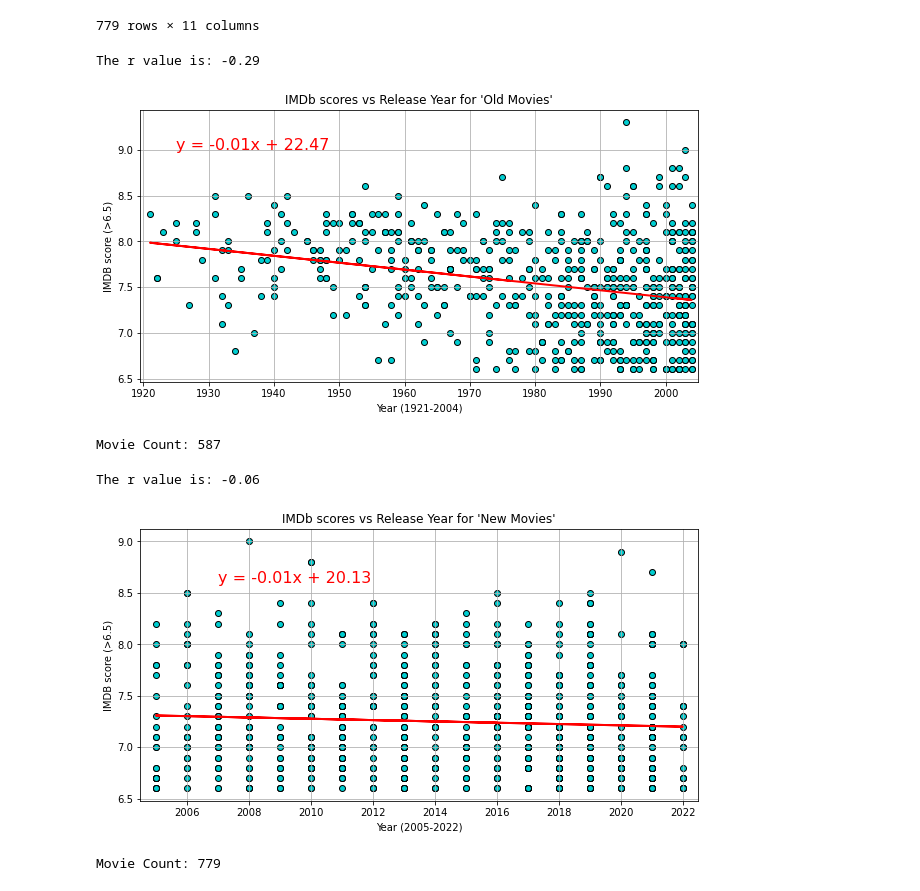
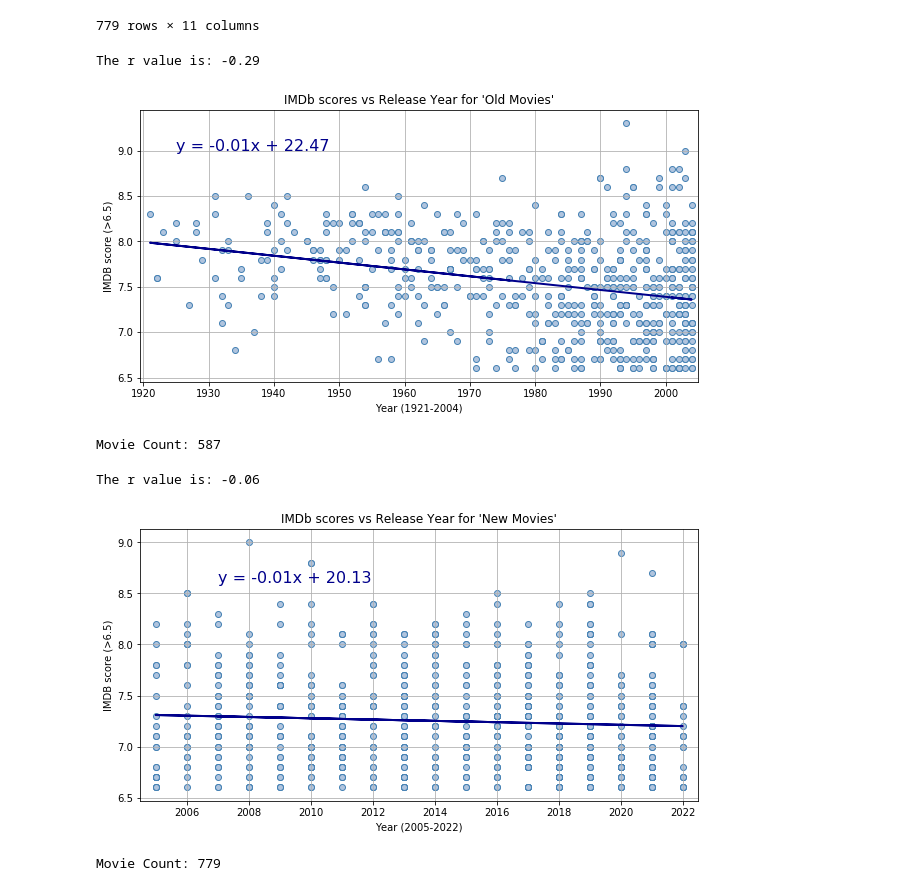
Before and after one commit to thn22/Eclipse__Rodeo2.0, a Jupyter notebook: Visualizations.ipynb, the cells around one changed output. Saved outputs shown, nothing was run; the diff lists cells and outputs as text; code cells hidden in the pictures.

```diff
--- a/Visualizations.ipynb
+++ b/Visualizations.ipynb
@@ -6,7 +6,7 @@ import numpy as np
 from scipy.stats import linregress
 # %%
 #load in csv for movies and tv shows
-cleaned_movie = pd.read_csv("Resources/movie_df.csv")
+cleaned_movie = pd.read_csv("Output/movie_df.csv")
 del cleaned_movie["Unnamed: 0"]
 cleaned_movie = cleaned_movie.drop_duplicates()
 cleaned_movie
@@ -445,44 +428,46 @@ filtered_new
 # %%
 x_value = filtered_old["release_year"]
 y_value = filtered_old["imdb_score"]
 plt.figure(figsize=(10,5))
-plt.scatter(x_value,y_value, marker="o", color="darkturquoise", edgecolors="black")
+plt.scatter(x_value,y_value, marker="o", color="lightsteelblue", edgecolors="steelblue")
 (slope, intercept, rvalue, pvalue, stderr) = linregress(x_value,y_value)
 regression_value = x_value * slope + intercept
 line_equation = "y = " + str(round(slope,2)) + "x + " + str(round(intercept,2))
-plt.plot(x_value,regression_value,"red",linewidth=2)
+plt.plot(x_value,regression_value,"darkblue",linewidth=2)
 plt.grid(b=True,which="major",axis="both")
-plt.annotate(line_equation,(1925,9),color="red",fontsize=16)
+plt.annotate(line_equation,(1925,9),color="darkblue",fontsize=16)
 plt.title("IMDb scores vs Release Year for 'Old Movies'")
 plt.xlabel("Year (1921-2004)")
 plt.ylabel("IMDB score (>6.5)")
 plt.xlim(1919.5,2005)
 print(f"The r value is: {round(rvalue,2)}")
+plt.savefig("Output/old_release_vs_score.png")
 plt.show()
 print(f"Movie Count: {len(filtered_old)}")
 # %% [output]
 The r value is: -0.29
-[figure, old version]
+[figure, new version]
 Movie Count: 587
 # %%
 x_value = filtered_new["release_year"]
 y_value = filtered_new["imdb_score"]
 plt.figure(figsize=(10,5))
-plt.scatter(x_value,y_value, marker="o", color="darkturquoise", edgecolors="black")
+plt.scatter(x_value,y_value, marker="o", color="lightsteelblue", edgecolors="steelblue")
 (slope, intercept, rvalue, pvalue, stderr) = linregress(x_value,y_value)
 regression_value = x_value * slope + intercept
 line_equation = "y = " + str(round(slope,2)) + "x + " + str(round(intercept,2))
-plt.plot(x_value,regression_value,"red",linewidth=2)
+plt.plot(x_value,regression_value,"darkblue",linewidth=2)
 plt.grid(b=True,which="major",axis="both")
-plt.annotate(line_equation,(2007,8.6),color="red",fontsize=16)
+plt.annotate(line_equation,(2007,8.6),color="darkblue",fontsize=16)
 plt.title("IMDb scores vs Release Year for 'New Movies'")
 plt.xlabel("Year (2005-2022)")
 plt.ylabel("IMDB score (>6.5)")
 plt.xlim(2004.5,2022.5)
 print(f"The r value is: {round(rvalue,2)}")
+plt.savefig("Output/new_release_vs_score.png")
 plt.show()
 print(f"Movie Count: {len(filtered_new)}")
 # %% [output]
 The r value is: -0.06
-[figure, old version]
+[figure, new version]
 Movie Count: 779
```
Also changed, not shown: parts of 13 cells of this notebook, 10 other files.
